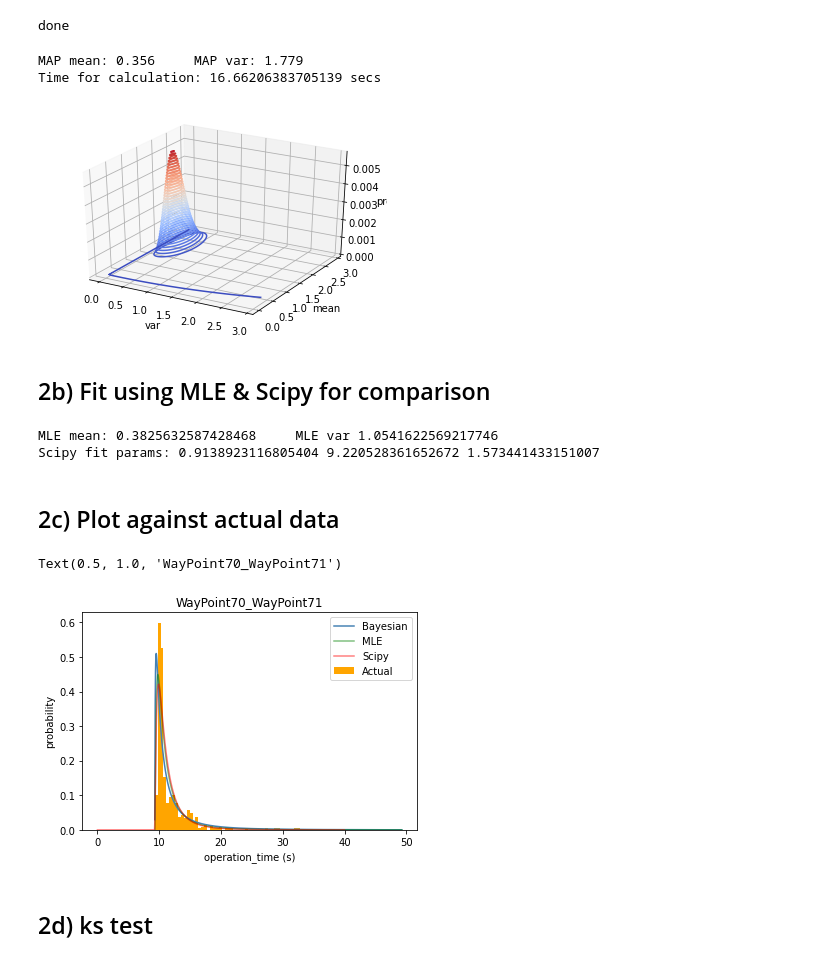
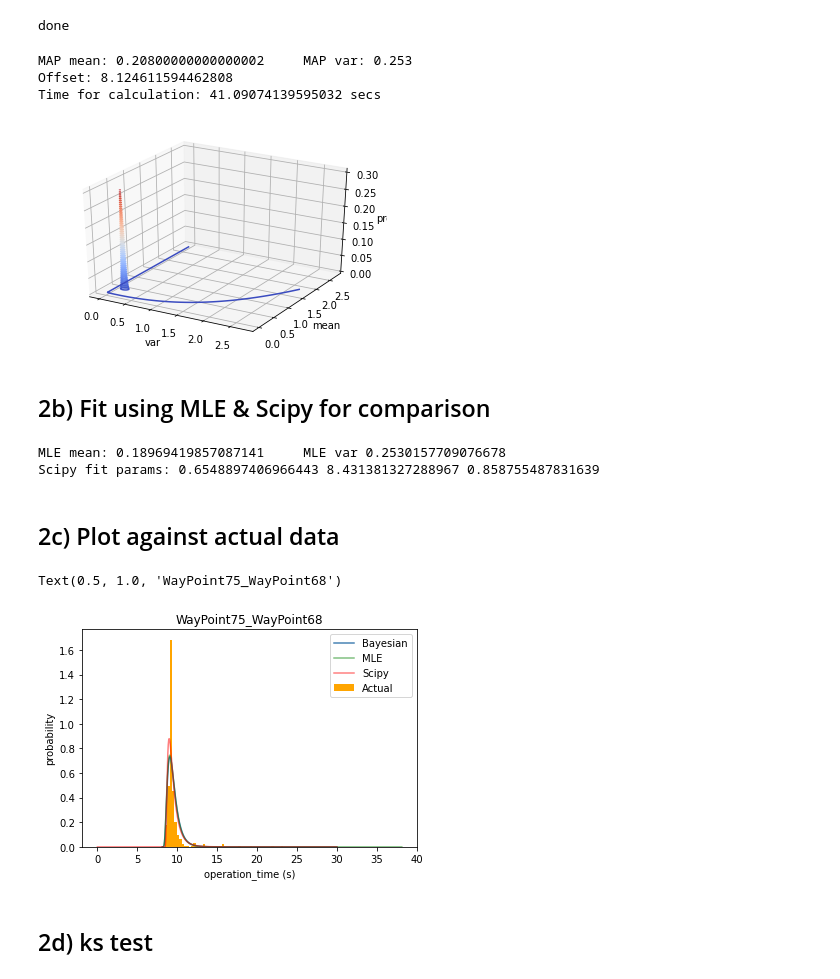
Before and after one commit to pyliut/Rokos2021, a Jupyter notebook: Wk4/MAIN4.ipynb, the cells around one changed output. Drawn from its saved outputs; the diff is of its cells as text; code cells hidden in the pictures.

```diff
--- a/Wk4/MAIN4.ipynb
+++ b/Wk4/MAIN4.ipynb
@@ -58,7 +90,7 @@ print("done")
 done
 # %%
 # load from excel (see FILTER.ipynb)
-df = pd.read_excel("filtered_data.xlsx")
+df = pd.read_excel("filtered_data_random.xlsx")
 df = df.loc[:,["origin", "target", "edge_id", "operation_time"]]
 
 print("done")
@@ -72,8 +117,8 @@ done
 - Bayesian method uses an offset on the t-axis to allow the distribution to have greater skew. This operates in a similar fashion to a hard minimum t-value
 # %%
 # Select data of interest
-wp1 = "WayPoint70"
-wp2 = "WayPoint71"
+wp1 = "WayPoint75"
+wp2 = "WayPoint68"
 edge = wp1 + "_" + wp2
 subset = select_data_edge(df, edge)
 #independent variable to plot over
@@ -83,34 +128,36 @@ print("done")
 done
 # %%
 #use offset and take log of data
-offset = np.min(t_op) - 0.001
+context = get_context("walmart_map.yaml")
+length = context.loc[context["edge_id"] == edge]["edge_length"]
+offset= np.min([float(length / (0.55 * 1.1) ), np.min(t_op) - 0.01])
+#offset = np.min(t_op) - 0.01
+#offset = 0
 t_log = np.log(t_op - offset)
 
 #n_terms = 1 if you want just the initial estimates
-n_terms = len(t_log)//5
+n_terms = len(t_log)
 t_obs = t_log[0:n_terms]
 
 
 #set parameters
 mu_0 = 1
 beta = 0.1
 a = 1
 b = 1
 
 #Bayesian MAP estimate of mean & variance of Gaussian distribution
 tic = time.time()
 mean_test, var_test, posterior, mean_map, var_map = Normal_Gamma_bayes(t_obs, mu_0, beta, a, b)
 toc = time.time()
 print("MAP mean:", mean_map, "    MAP var:", var_map)
+print("Offset:", offset)
 print("Time for calculation:", toc-tic, "secs")
-
-#store mean_map & mean_var for comparison
-mean_map_old = mean_map
-var_map_old = var_map
 # %% [output]
-MAP mean: 0.356     MAP var: 1.779
-Time for calculation: 16.66206383705139 secs
+MAP mean: 0.20800000000000002     MAP var: 0.253
+Offset: 8.124611594462808
+Time for calculation: 41.09074139595032 secs
-[figure, old version]
+[figure, new version]
 # %% [markdown]
 ## 2b) Fit using MLE & Scipy for comparison
 # %%
@@ -121,8 +168,8 @@ print("MLE mean:", mean_ml, "    MLE var", var_ml)
 shape, loc, scale = sp.stats.lognorm.fit(t_op)
 print("Scipy fit params:", shape,loc,scale)
 # %% [output]
-MLE mean: 0.3825632587428468     MLE var 1.0541622569217746
-Scipy fit params: 0.9138923116805404 9.220528361652672 1.573441433151007
+MLE mean: 0.18969419857087141     MLE var 0.2530157709076678
+Scipy fit params: 0.6548897406966443 8.431381327288967 0.858755487831639
 # %% [markdown]
 ## 2c) Plot against actual data
 # %%
@@ -134,23 +181,24 @@ t_step = 0.01
 t_test = np.arange(t_start,t_stop,t_step)
 
 #Duration distribution using MAP parameters from Bayesian method
-p_bayes = Lognormal(t_test,mean_map,var_map)
+p_bayes = Lognormal(t_test-offset,mean_map,var_map)
 p_ml = Lognormal(t_test,mean_ml,var_ml)
 p_sp = sp.stats.lognorm.pdf(t_test, s = shape,loc = loc,scale = scale)
 
 #plot
-plt.plot(t_test+offset,p_bayes, color = "steelblue", alpha = 1)
+plt.plot(t_test,p_bayes, color = "steelblue", alpha = 1)
 plt.plot(t_test+offset,p_ml, color = "green", alpha = 0.5)
 plt.plot(t_test,p_sp, color = "red", alpha = 0.5)
 plt.hist(t_op, density = True, bins = 50, color = "orange")
 
+#plt.legend(["Bayesian", "Actual"])
 plt.legend(["Bayesian", "MLE","Scipy","Actual"])
 plt.xlabel("operation_time (s)")
 plt.ylabel("probability")
 plt.title(edge)
 # %% [output]
-Text(0.5, 1.0, 'WayPoint70_WayPoint71')
+Text(0.5, 1.0, 'WayPoint75_WayPoint68')
-[figure, old version]
+[figure, new version]
 # %% [markdown]
 ## 2d) ks test
 # %%
```
Also changed, not shown: parts of 79 cells of this notebook, 38 other files.
